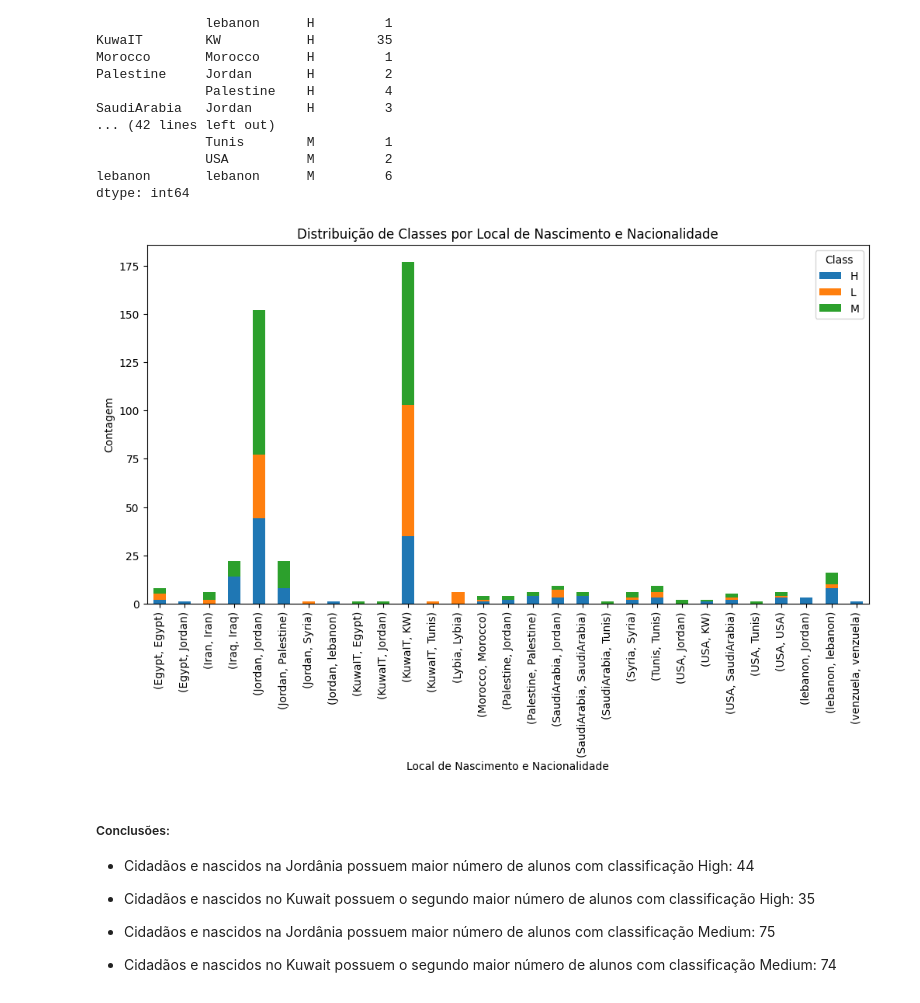
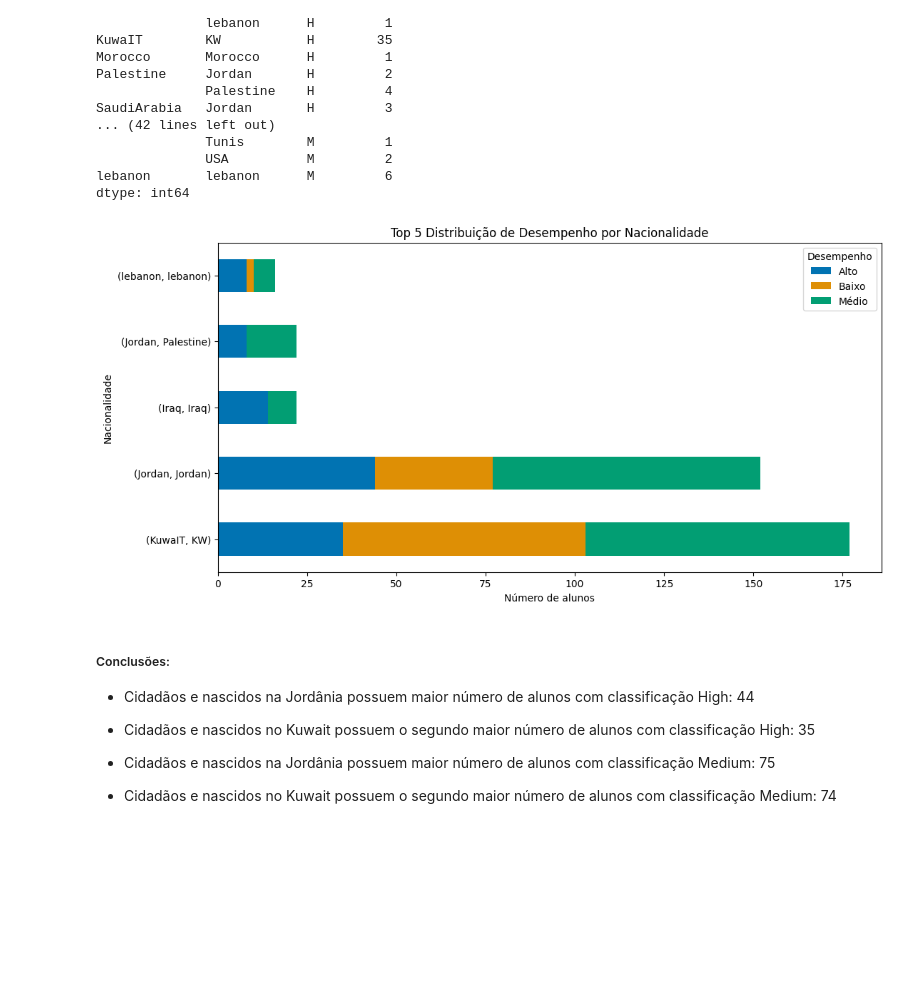
Before and after one commit to leticiaanobre/analise-exploratoria-estudantes, a Jupyter notebook: notebooks/01-exploratory_data_analysis.ipynb, the cells around one changed output. Cells and saved outputs as stored; diff of their text form; code cells hidden in the pictures; blank space fills up the shorter version.

```diff
--- a/notebooks/01-exploratory_data_analysis.ipynb
+++ b/notebooks/01-exploratory_data_analysis.ipynb
@@ -166,16 +166,22 @@ frequencia_notas_por_genero = df.groupby(['gender', 'Class']).size().unstack()
 frequencia_genero_M = frequencia_notas_por_genero.loc['M']
 frequencia_genero_F = frequencia_notas_por_genero.loc['F']
 
+sns.set_palette("colorblind")
+
 # Criar um gráfico de pizza para o gênero Masculino
 plt.figure(figsize=(10, 6))
-plt.pie(frequencia_genero_M, labels=frequencia_genero_M.index, autopct='%1.1f%%', startangle=140)
-plt.title('Frequência de Notas por Classe (Gênero Masculino)')
+rótulos_fatias_M = ['Alto', 'Baixo', 'Médio']  # Substitua pelos rótulos desejados
+plt.pie(frequencia_genero_M, labels=rótulos_fatias_M, autopct='%1.1f%%', startangle=140)
+plt.title('Frequência de Notas por Desempenho (Gênero Masculino)')
 
 # Mostrar o gráfico de pizza para o gênero Masculino
 plt.show()
 
 # Criar um gráfico de pizza para o gênero Feminino
 plt.figure(figsize=(10, 6))
-plt.pie(frequencia_genero_F, labels=frequencia_genero_F.index, autopct='%1.1f%%', startangle=140)
-plt.title('Frequência de Notas por Classe (Gênero Feminino)')
+rótulos_fatias_F = ['Alto', 'Baixo', 'Médio']  # Substitua pelos rótulos desejados
+plt.pie(frequencia_genero_F, labels=rótulos_fatias_F, autopct='%1.1f%%', startangle=140)
+plt.title('Frequência de Notas por Desempenho (Gênero Feminino)')
+
+plt.show()
 # %% [output]
@@ -244,20 +249,30 @@ dtype: int64
 # %%
 # Calcular a contagem por 'PlaceofBirth', 'NationalITy' e 'Class'
 contagem_por_nacionalidade = df.groupby(['PlaceofBirth', 'NationalITy', 'Class']).size().unstack()
 
-# Criar um gráfico de barras empilhadas
-contagem_por_nacionalidade.plot(kind='bar', stacked=True, figsize=(12, 6))
+# Somar as contagens por 'PlaceofBirth' e 'NationalITy' para ordenar
+contagem_por_nacionalidade['Total'] = contagem_por_nacionalidade.sum(axis=1)
+contagem_por_nacionalidade = contagem_por_nacionalidade.sort_values(by='Total', ascending=False).drop('Total', axis=1)
+
+# Pegar as 5 maiores categorias
+contagem_por_nacionalidade = contagem_por_nacionalidade.head(5)
+
+# Criar um gráfico de barras empilhadas horizontal com uma paleta de cores amigável ao daltonismo
+sns.set_palette("colorblind")
+ax = contagem_por_nacionalidade.plot(kind='barh', stacked=True, figsize=(12, 6))
 
 # Personalizar rótulos e título
-plt.xlabel('Local de Nascimento e Nacionalidade')
-plt.ylabel('Contagem')
-plt.title('Distribuição de Classes por Local de Nascimento e Nacionalidade')
+plt.xlabel('Número de alunos')
+plt.ylabel('Nacionalidade')
+plt.title('Top 5 Distribuição de Desempenho por Nacionalidade')
 
-# Exibir o gráfico
-plt.legend(title='Class', loc='upper right')
+# Alterar as informações da legenda
+legend_labels = ['Alto', 'Baixo', 'Médio']  # Substitua pelos rótulos desejados
+ax.legend(legend_labels, title='Desempenho', loc='upper right')
+
 plt.show()
 # %% [output]
-[figure, old version]
+[figure, new version]
 # %% [markdown]
 ##### Conclusões:
 * Cidadãos e nascidos na Jordânia possuem maior número de alunos com classificação High: 44
```
Also changed, not shown: parts of 7 cells of this notebook.
